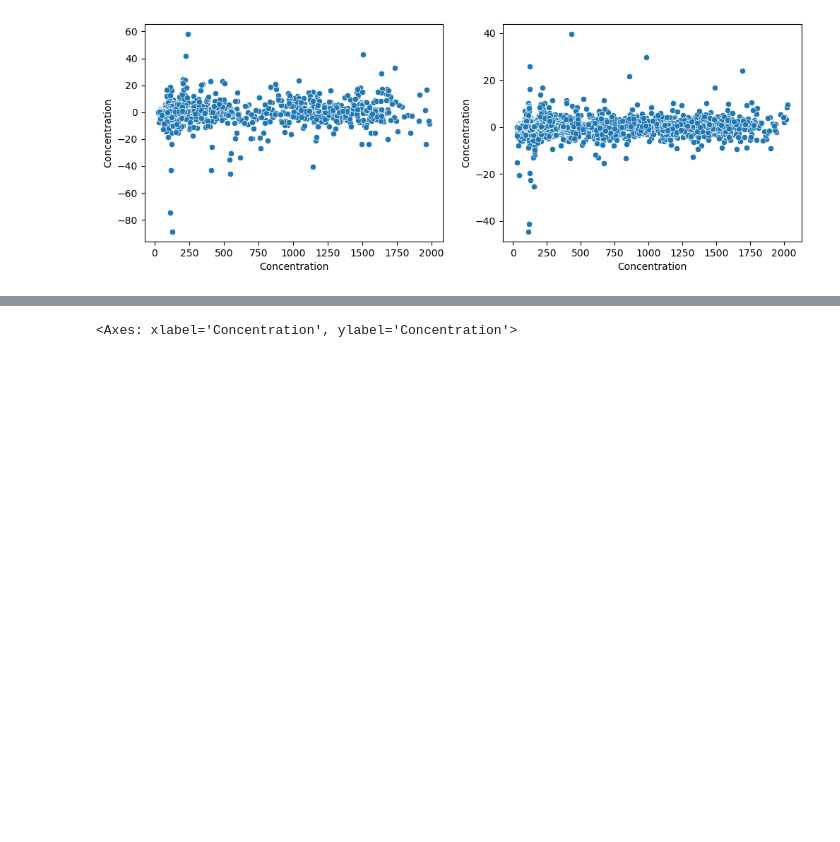
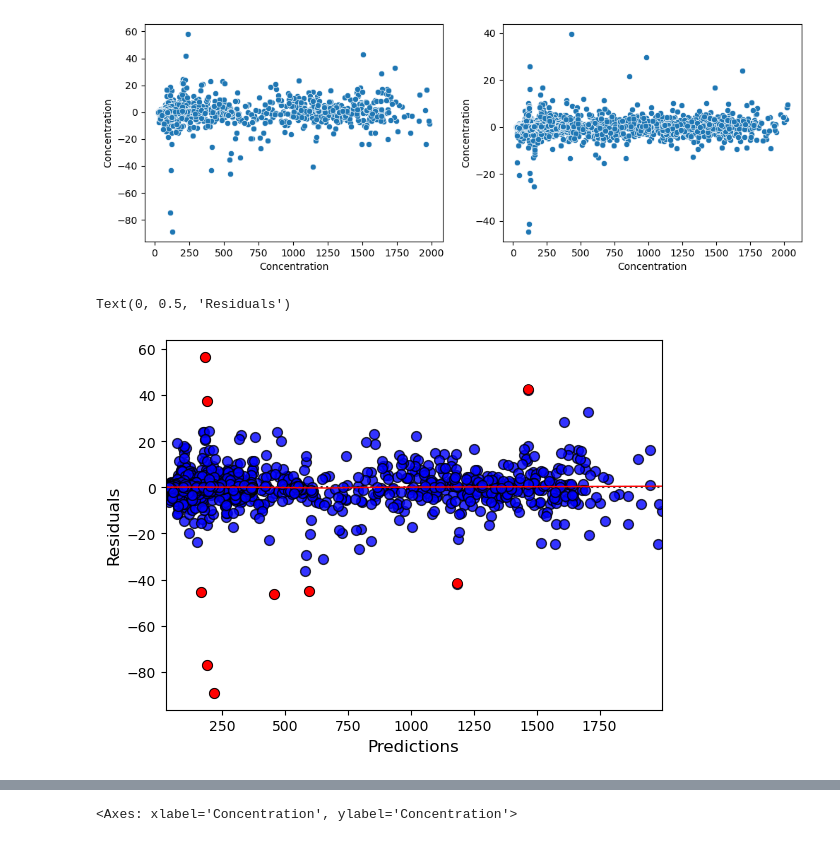
Before and after one commit to muthuganeshece/MLProjects, a Jupyter notebook: LIDAR/Notebook/ModelDevelopment.ipynb, the cells around one changed output, grey strips where cells are left out. Cells and saved outputs as stored; diff of their text form; code cells hidden in the pictures; blank space fills up the shorter version.

```diff
--- a/LIDAR/Notebook/ModelDevelopment.ipynb
+++ b/LIDAR/Notebook/ModelDevelopment.ipynb
@@ -428,3 +456,15 @@ sns.scatterplot(x=ytrain, y=ytrain-ypred)
 # %% [output]
 <Axes: xlabel='Concentration', ylabel='Concentration'>
 [figure]
+# %%
+resid = ytest-ypred
+ind = list((np.where(abs(resid) > 36)[0]))
+sns.residplot(x=ypred, y=resid, lowess=True, color="b",
+              line_kws={'color': 'r', 'lw': 1}, scatter_kws={'s': 50, 'edgecolor': 'black'})
+sns.scatterplot(x=ypred[ind], y=resid.iloc[ind], color="r", s= 50, edgecolor = 'black')
+# plt.title("Residual Plot for Total Bill vs Tip", fontsize=16)
+plt.xlabel("Predictions", fontsize=12)
+plt.ylabel("Residuals", fontsize=12)
+# %% [output]
+Text(0, 0.5, 'Residuals')
+[figure, added]
```
Also changed, not shown: parts of 14 cells of this notebook, 1 other file.
